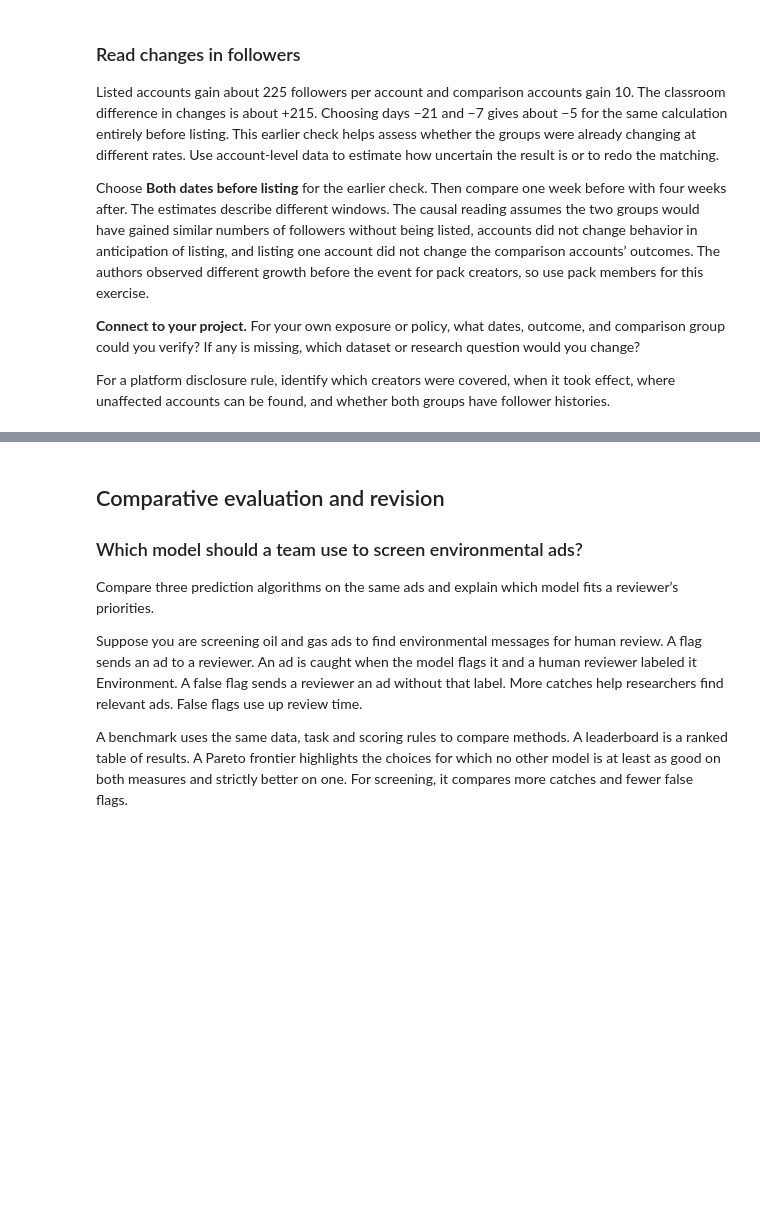
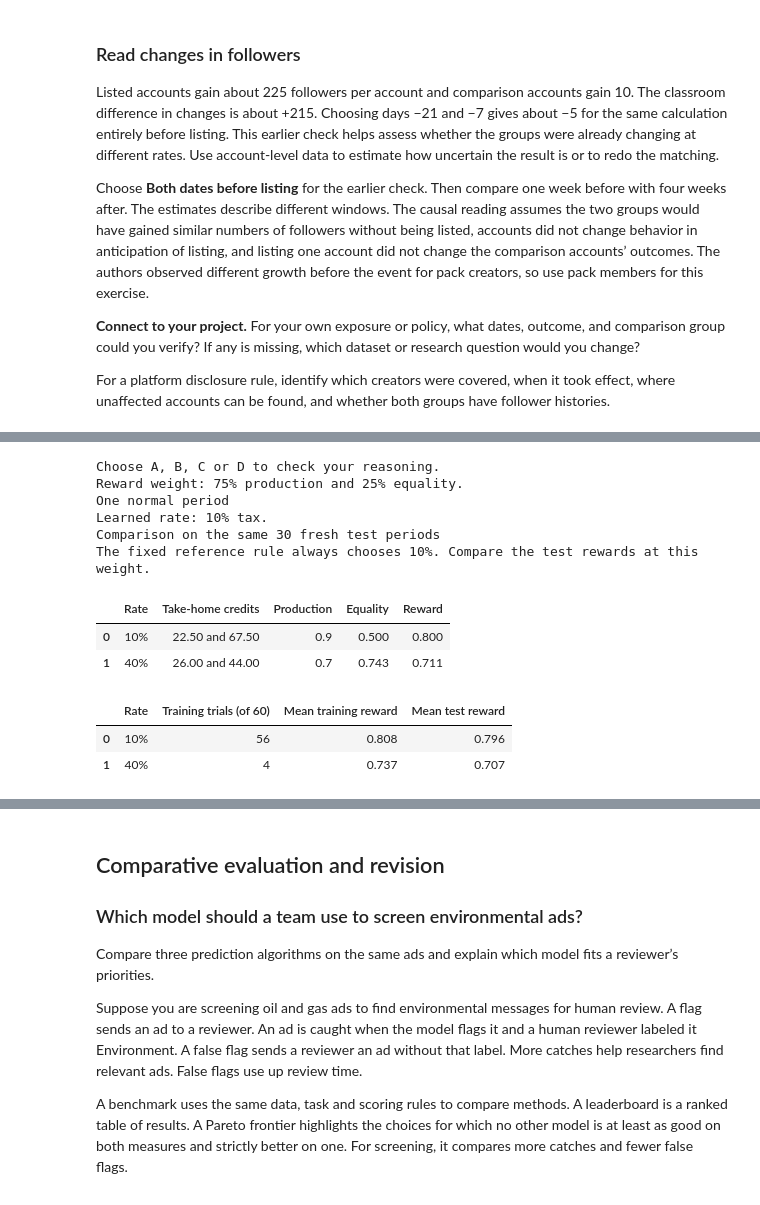
Before and after one commit to sunshineluyao/ml4ss, a Jupyter notebook: modules/08-innovation/week05_matching_ml_methods.ipynb, the cells around one changed output, grey strips where cells are left out. Cells and saved outputs as stored; diff of their text form; code cells hidden in the pictures; blank space fills up the shorter version.

```diff
--- a/modules/08-innovation/week05_matching_ml_methods.ipynb
+++ b/modules/08-innovation/week05_matching_ml_methods.ipynb
@@ -626,0 +811,52 @@ For a platform disclosure rule, identify which creators were covered, when it to
+# %%
+# @title Change the equality weight and compare the two tax rates
+poll_choice = "Choose after reading" # @param ["Choose after reading", "A", "B", "C", "D"]
+equality_weight_percent = 25 # @param {type:"slider", min:0, max:100, step:5}
+my_guess = "Choose after comparing" # @param ["Choose after comparing", "10%", "40%"]
+reveal_learned_choice = True # @param {type:"boolean"}
+
+check_vote(poll_choice, 'B', 'Increase λ, the equality weight in the reward. Then a smaller income gap counts more toward the score. Keep the same two actions so you can see what changing the objective does.')
+
+if not 0 <= equality_weight_percent <= 100:
+    raise ValueError("Choose an equality weight from 0% to 100%.")
+equality_weight = equality_weight_percent / 100
+print(f"Reward weight: {100 - equality_weight_percent:g}% production and {equality_weight_percent:g}% equality.")
+
+# Show one normal period so you can check the reward by hand.
+town_preview = TaxTownEnv(equality_weight)
+preview_rows = []
+for action, rate in enumerate(RATES):
+    town_preview.reset(options={"shock": 1.0})
+    _, score, _, _, outcomes = town_preview.step(action)
+    incomes = " and ".join(f"{income:.2f}" for income in outcomes["take_home"])
+    preview_rows.append({"Rate": f"{rate}%", "Take-home credits": incomes,
+                         "Production": outcomes["production"], "Equality": outcomes["equality"],
+                         "Reward": score})
+print("One normal period")
+display(pd.DataFrame(preview_rows).round(3))
+
+if reveal_learned_choice:
+    chosen_rate, tried_rates, _, training_average, test_average = train_and_test(equality_weight)
+    print(f"Learned rate: {chosen_rate}% tax.")
+    if my_guess != "Choose after comparing":
+        print(f"Your guess was {my_guess}. Compare it with the learned rate above.")
+    print("Comparison on the same 30 fresh test periods")
+    display(pd.DataFrame([{"Rate": f"{rate}%", "Training trials (of 60)": tried_rates.count(rate),
+                           "Mean training reward": training_average[rate],
+                           "Mean test reward": test_average[rate]} for rate in RATES]).round(3))
+    print("The fixed reference rule always chooses 10%. Compare the test rewards at this weight.")
+else:
+    print("Choose a rate using the preview. Then turn on reveal_learned_choice and rerun the cell.")
+# %% [output]
+Choose A, B, C or D to check your reasoning.
+Reward weight: 75% production and 25% equality.
+One normal period
+Learned rate: 10% tax.
+Comparison on the same 30 fresh test periods
+The fixed reference rule always chooses 10%. Compare the test rewards at this weight.
+|  | Rate | Take-home credits | Production | Equality | Reward |
+| 0 | 10% | 22.50 and 67.50 | 0.9 | 0.500 | 0.800 |
+| 1 | 40% | 26.00 and 44.00 | 0.7 | 0.743 | 0.711 |
+|  | Rate | Training trials (of 60) | Mean training reward | Mean test reward |
+| 0 | 10% | 56 | 0.808 | 0.796 |
+| 1 | 40% | 4 | 0.737 | 0.707 |
```
Also changed, not shown: parts of 10 cells of this notebook, 2 other files.
